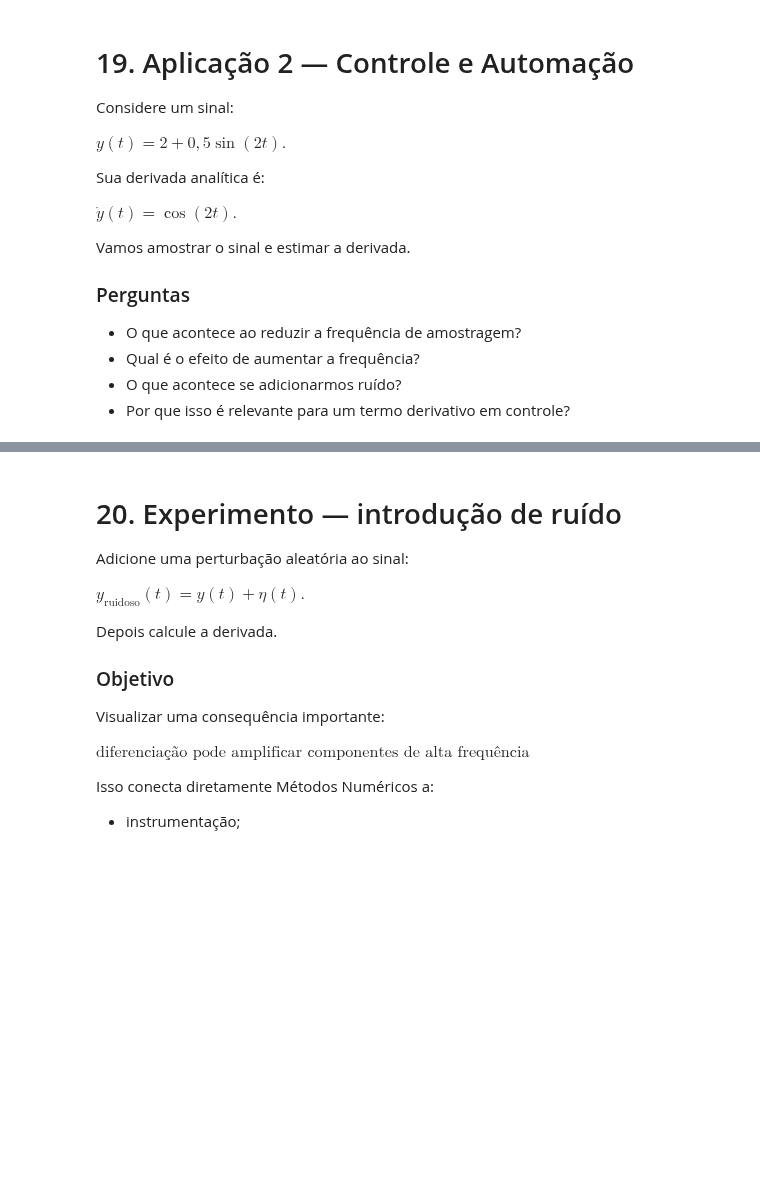
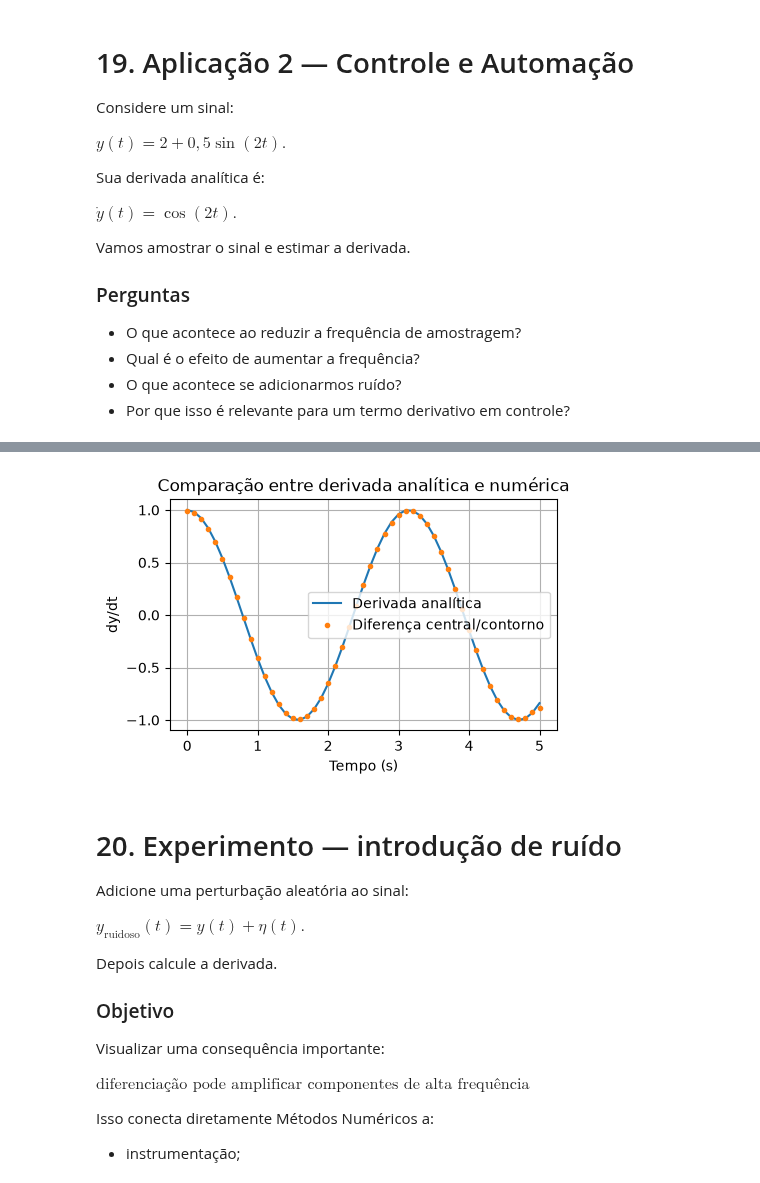
Before and after one commit to JonathaCosta-IA/1-NM_GitHub, a Jupyter notebook: C-NoteBooks/4-MN_Diferenciacao_Numerica.ipynb, the cells around one changed output, grey strips where cells are left out. Cells and saved outputs as stored; diff of their text form; code cells hidden in the pictures; blank space fills up the shorter version.

```diff
--- a/C-NoteBooks/4-MN_Diferenciacao_Numerica.ipynb
+++ b/C-NoteBooks/4-MN_Diferenciacao_Numerica.ipynb
@@ -818,13 +833,15 @@ print(f"Erro absoluto médio nos pontos internos: {erro_medio:.6e}")
 # %%
-plt.figure(figsize=(8, 5))
+plt.figure(figsize=(5, 3))
 plt.plot(t10, dy10, label="Derivada analítica")
 plt.plot(t10, dy_num10, "o", markersize=3, label="Diferença central/contorno")
 plt.xlabel("Tempo (s)")
 plt.ylabel("dy/dt")
 plt.title("Comparação entre derivada analítica e numérica")
 plt.grid(True)
 plt.legend()
 plt.show()
+# %% [output]
+[figure, added]
 # %% [markdown]
 # 20. Experimento — introdução de ruído
 
```
Also changed, not shown: parts of 24 cells of this notebook.
